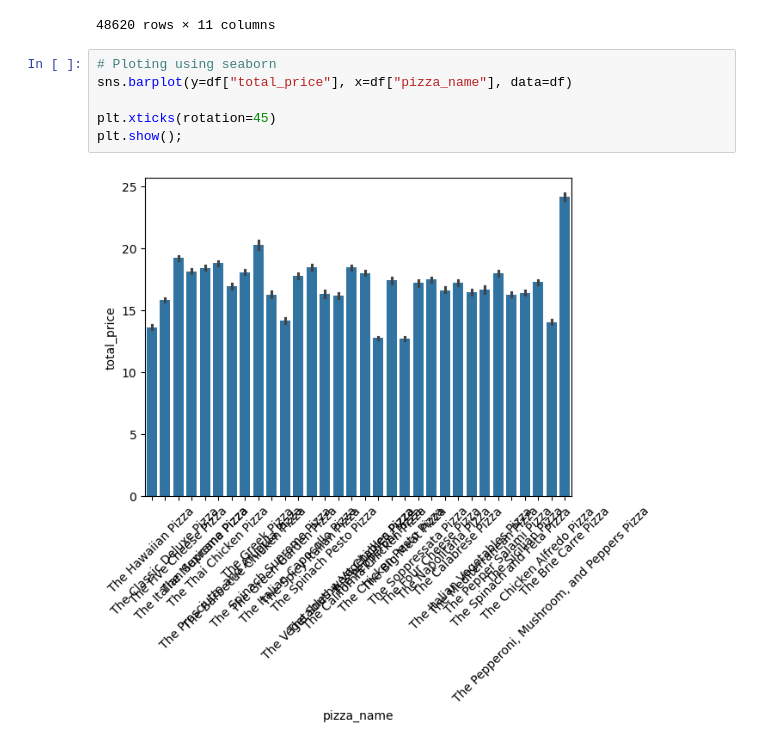
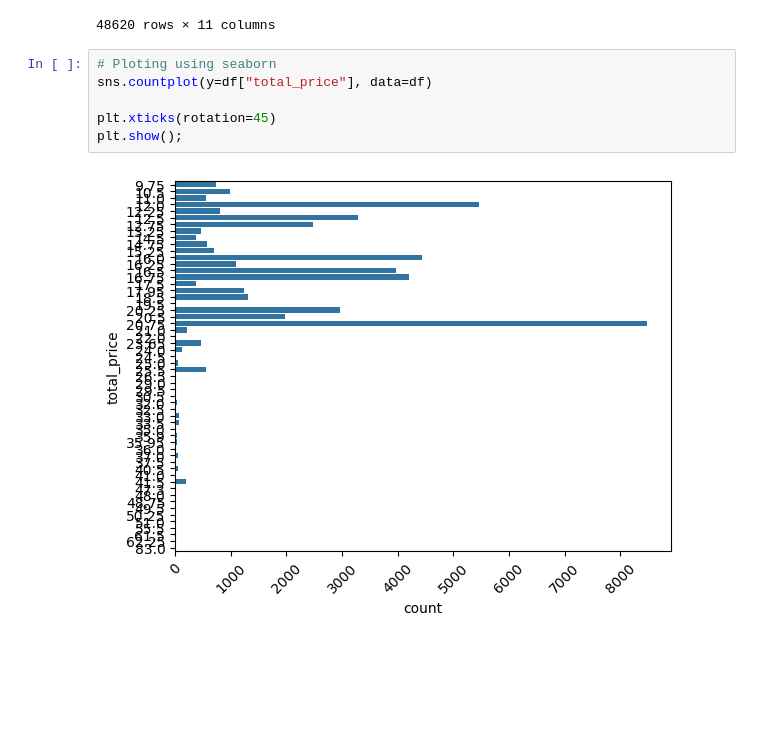
Before and after one commit to CisseBenn/ShulaTech_Solutions_Sales_Data_Analysis, a Jupyter notebook: sales.ipynb, the cells around one changed output. Drawn from its saved outputs; the diff is of its cells as text; blank space fills up the shorter version.

Commit message:
Countplot

```diff
--- a/sales.ipynb
+++ b/sales.ipynb
@@ -300,9 +300,9 @@ df
 48620 rows × 11 columns
 # %%
 # Ploting using seaborn
-sns.barplot(y=df["total_price"], x=df["pizza_name"], data=df)
+sns.countplot(y=df["total_price"], data=df)
 
 plt.xticks(rotation=45)
 plt.show();
 # %% [output]
-[figure, old version]
+[figure, new version]
```
Also changed, not shown: parts of 1 cell of this notebook.
